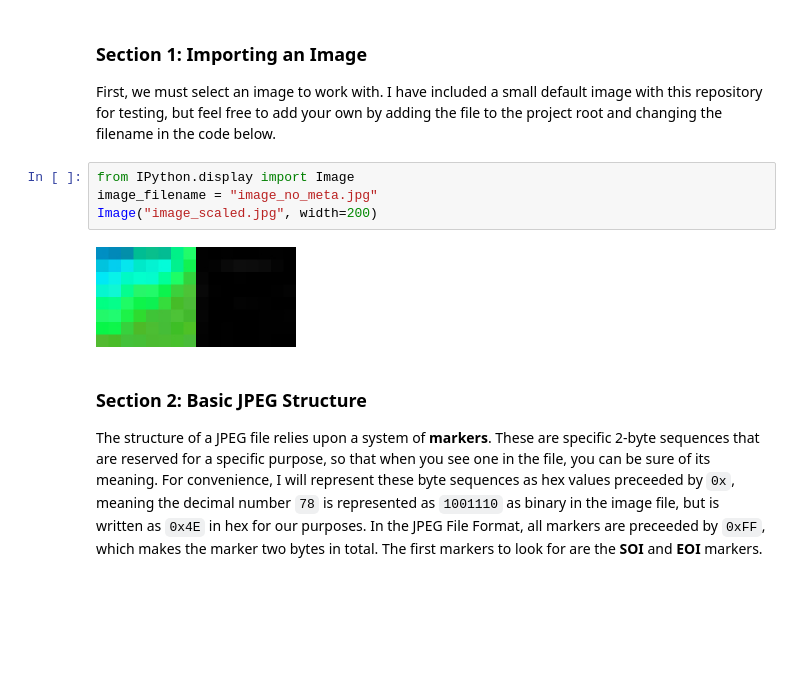
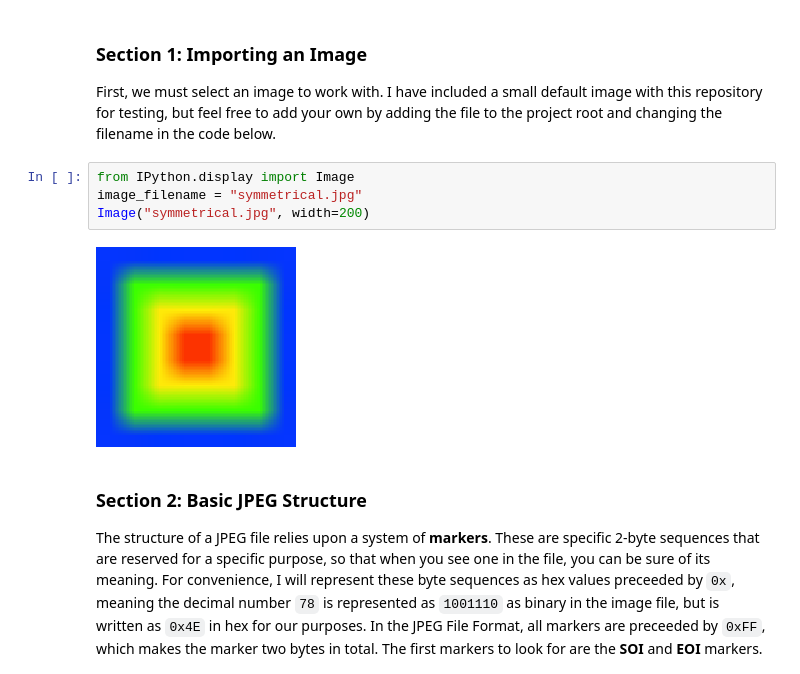
Before and after one commit to SkylerRankin/JPEG-Analysis, a Jupyter notebook: JPEG Analysis.ipynb, the cells around one changed output. Drawn from its saved outputs; the diff is of its cells as text; blank space fills up the shorter version.

```diff
--- a/JPEG Analysis.ipynb
+++ b/JPEG Analysis.ipynb
@@ -17,10 +17,10 @@ This notebook attempts to explore the mechanisms at play behind one of the most
 First, we must select an image to work with. I have included a small default image with this repository for testing, but feel free to add your own by adding the file to the project root and changing the filename in the code below.
 # %%
 from IPython.display import Image
-image_filename = "image_no_meta.jpg"
-Image("image_scaled.jpg", width=200)
+image_filename = "symmetrical.jpg"
+Image("symmetrical.jpg", width=200)
 # %% [output]
-[figure, old version]
+[figure, new version]
 # %% [markdown]
 ### Section 2: Basic JPEG Structure<a name="2"></a>
 The structure of a JPEG file relies upon a system of **markers**. These are specific 2-byte sequences that are reserved for a specific purpose, so that when you see one in the file, you can be sure of its meaning. For convenience, I will represent these byte sequences as hex values preceeded by `0x`, meaning the decimal number `78` is represented as `1001110` as binary in the image file, but is written as `0x4E` in hex for our purposes. In the JPEG File Format, all markers are preceeded by `0xFF`, which makes the marker two bytes in total.
```
Also changed, not shown: parts of 11 cells of this notebook.
